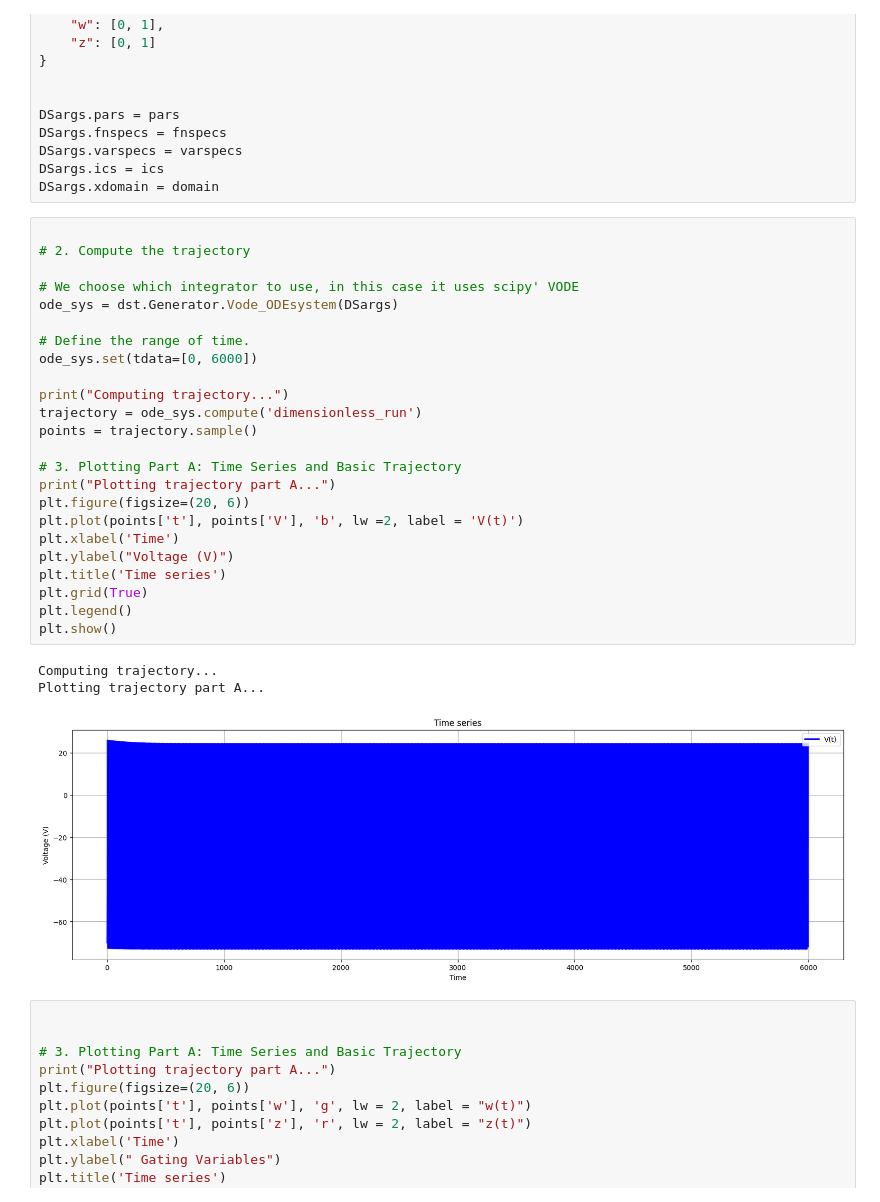
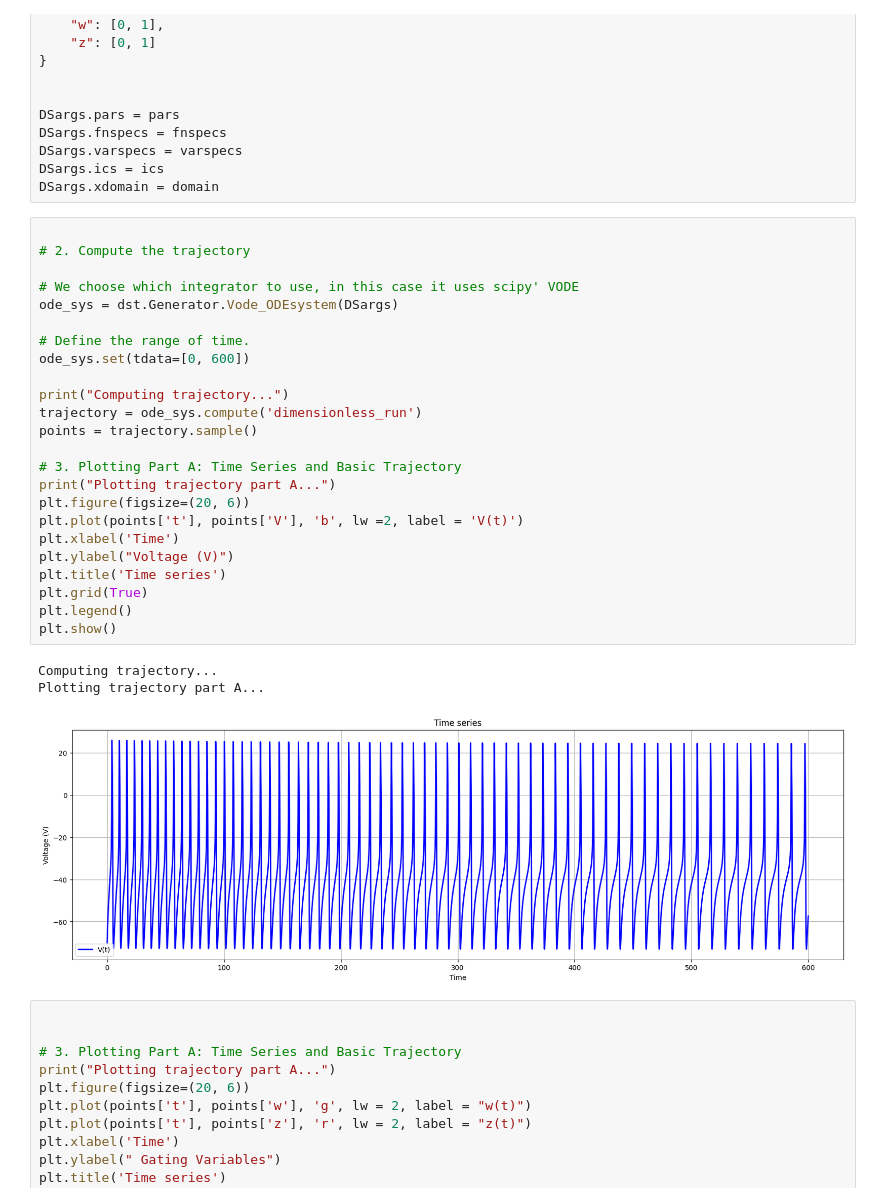
Before and after one commit to dol40-wq/Math3888, a Jupyter notebook: python.ipynb, the cells around one changed output. Drawn from its saved outputs; the diff is of its cells as text.

```diff
--- a/python.ipynb
+++ b/python.ipynb
@@ -70,31 +70,31 @@ DSargs.xdomain = domain
 # %%
 
 # 2. Compute the trajectory
 
 # We choose which integrator to use, in this case it uses scipy' VODE
 ode_sys = dst.Generator.Vode_ODEsystem(DSargs)
 
 # Define the range of time.
-ode_sys.set(tdata=[0, 6000])
+ode_sys.set(tdata=[0, 600])
 
 print("Computing trajectory...")
 trajectory = ode_sys.compute('dimensionless_run')
 points = trajectory.sample()
 
 # 3. Plotting Part A: Time Series and Basic Trajectory
 print("Plotting trajectory part A...")
 plt.figure(figsize=(20, 6))
 plt.plot(points['t'], points['V'], 'b', lw =2, label = 'V(t)')
 plt.xlabel('Time')
 plt.ylabel("Voltage (V)")
 plt.title('Time series')
 plt.grid(True)
 plt.legend()
 plt.show()
 # %% [output]
 Computing trajectory...
 Plotting trajectory part A...
-[figure, old version]
+[figure, new version]
 # %%
 
 
```
Also changed, not shown: parts of 9 cells of this notebook.
